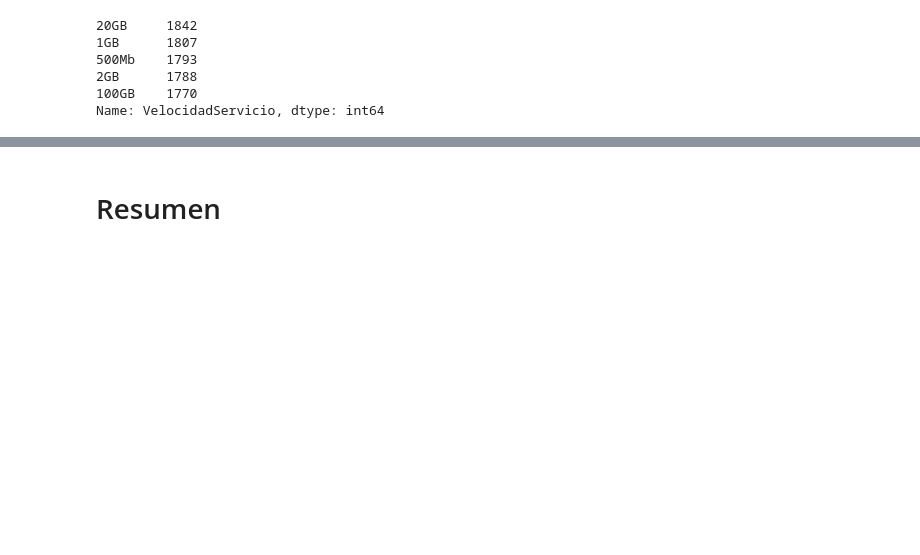
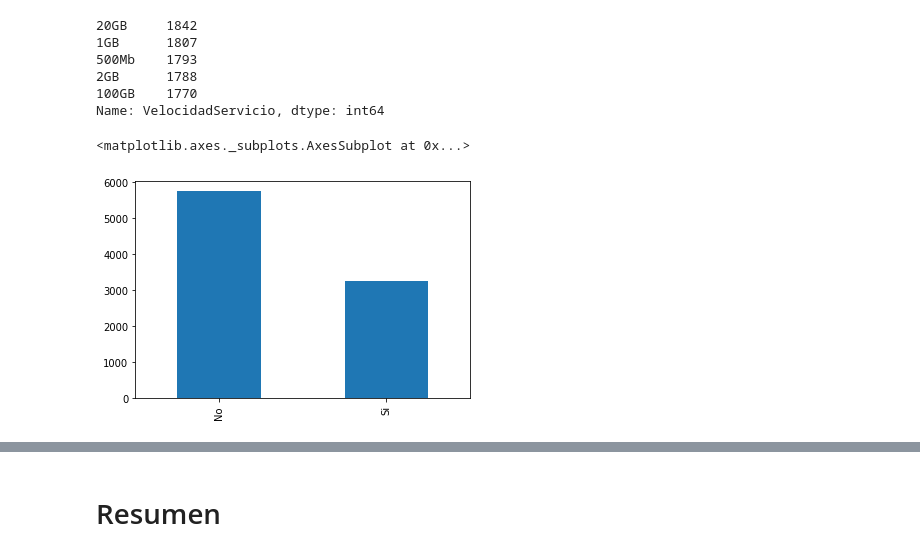
Before and after one commit to facundopoblete/IA-UADE, a Jupyter notebook: TP1/TP1.ipynb, the cells around one changed output, grey strips where cells are left out. Cells and saved outputs as stored; diff of their text form; code cells hidden in the pictures; blank space fills up the shorter version.

```diff
--- a/TP1/TP1.ipynb
+++ b/TP1/TP1.ipynb
@@ -93,3 +94,8 @@ df["VelocidadServicio"].value_counts()
 2GB      1788
 100GB    1770
 Name: VelocidadServicio, dtype: int64
+# %%
+df["Abandono"].value_counts().plot('bar')
+# %% [output]
+<matplotlib.axes._subplots.AxesSubplot at 0x...>
+[figure, added]
```
Also changed, not shown: parts of 8 cells of this notebook.
